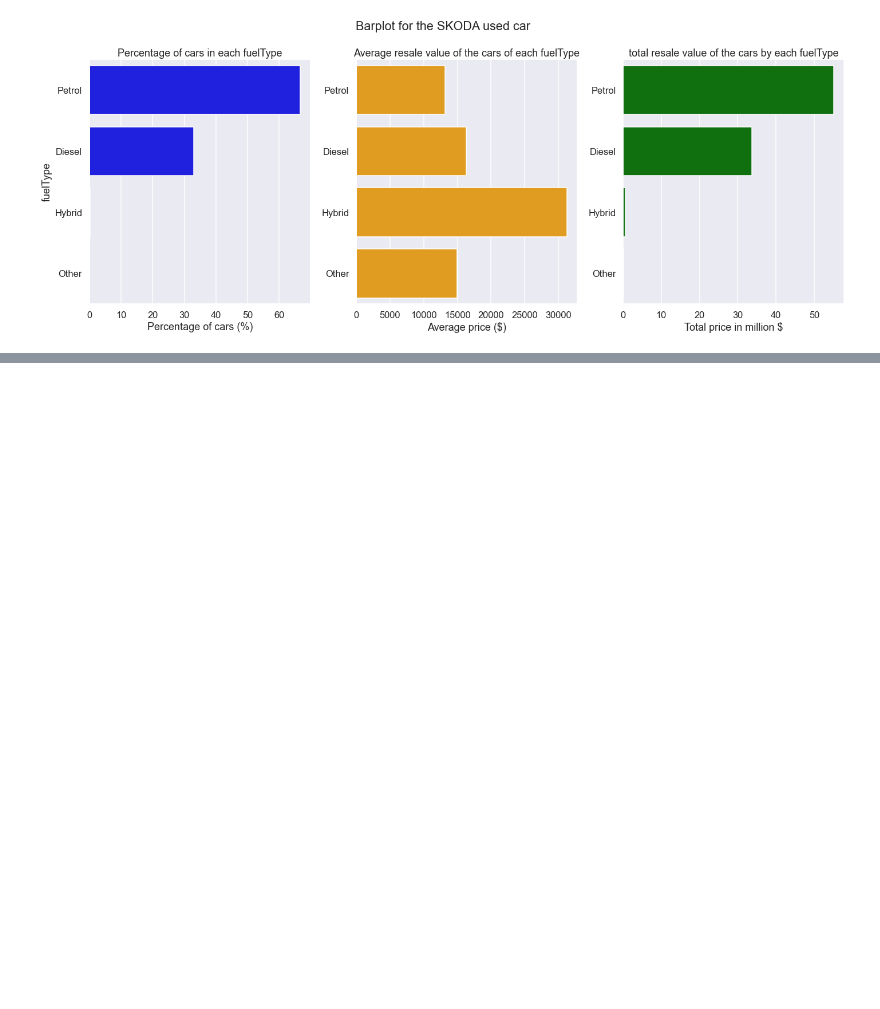
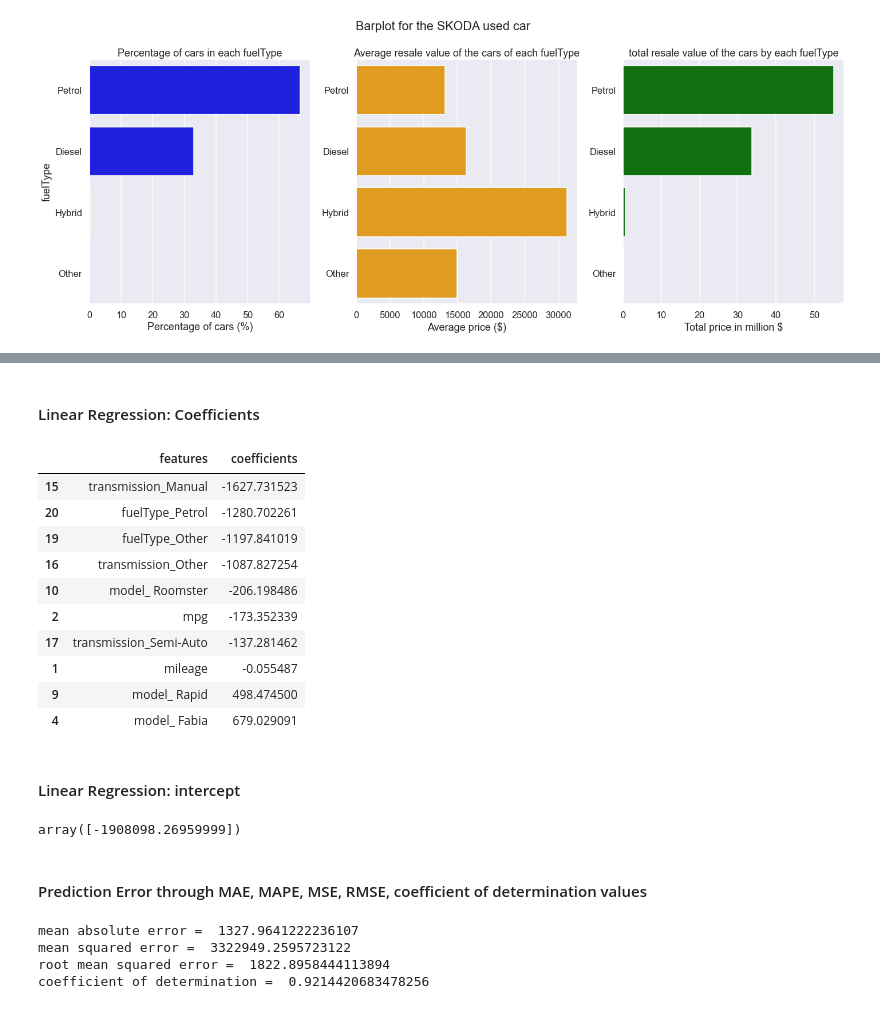
Before and after one commit to shahrier-antor/SKODA_USED_CAR_ANALYSIS, a Jupyter notebook: skoda_used_car_EDA.ipynb, the cells around one changed output, grey strips where cells are left out. Saved outputs shown, nothing was run; the diff lists cells and outputs as text; code cells hidden in the pictures; blank space fills up the shorter version.

```diff
--- a/skoda_used_car_EDA.ipynb
+++ b/skoda_used_car_EDA.ipynb
@@ -455,0 +651,47 @@ barplot(df_agg_FuelType,'fuelType')
+# %% [markdown]
+#### Linear Regression: Coefficients
+# %%
+coefficients = pd.DataFrame({'features':X.columns, 'coefficients':np.squeeze(model.coef_)})
+coefficients = coefficients.sort_values(by='coefficients')
+display(coefficients.head(10))
+# %% [output]
+|  | features | coefficients |
+| 15 | transmission_Manual | -1627.731523 |
+| 20 | fuelType_Petrol | -1280.702261 |
+| 19 | fuelType_Other | -1197.841019 |
+| 16 | transmission_Other | -1087.827254 |
+| 10 | model_ Roomster | -206.198486 |
+| 2 | mpg | -173.352339 |
+| 17 | transmission_Semi-Auto | -137.281462 |
+| 1 | mileage | -0.055487 |
+| 9 | model_ Rapid | 498.474500 |
+| 4 | model_ Fabia | 679.029091 |
+# %% [markdown]
+#### Linear Regression:  intercept
+# %%
+model.intercept_
+# %% [output]
+array([-1908098.26959999])
+# %% [markdown]
+#### Prediction Error through MAE, MAPE, MSE, RMSE, coefficient of determination values
+# %%
+# mean absolute error
+MAE = mean_absolute_error(y_test, y_pred)
+print("mean absolute error = ", MAE)
+
+# mean squared error
+MSE = mean_squared_error(y_test, y_pred)
+print("mean squared error = ", MSE)
+
+# root mean squared error
+RMSE = mean_squared_error(y_test, y_pred, squared=False)
+print("root mean squared error = ", RMSE)
+
+# coefficient of determination
+r_squared = r2_score(y_test, y_pred)
+print("coefficient of determination = ", r_squared)
+# %% [output]
+mean absolute error =  1327.9641222236107
+mean squared error =  3322949.2595723122
+root mean squared error =  1822.8958444113894
+coefficient of determination =  0.9214420683478256
```
Also changed, not shown: parts of 37 cells of this notebook.
